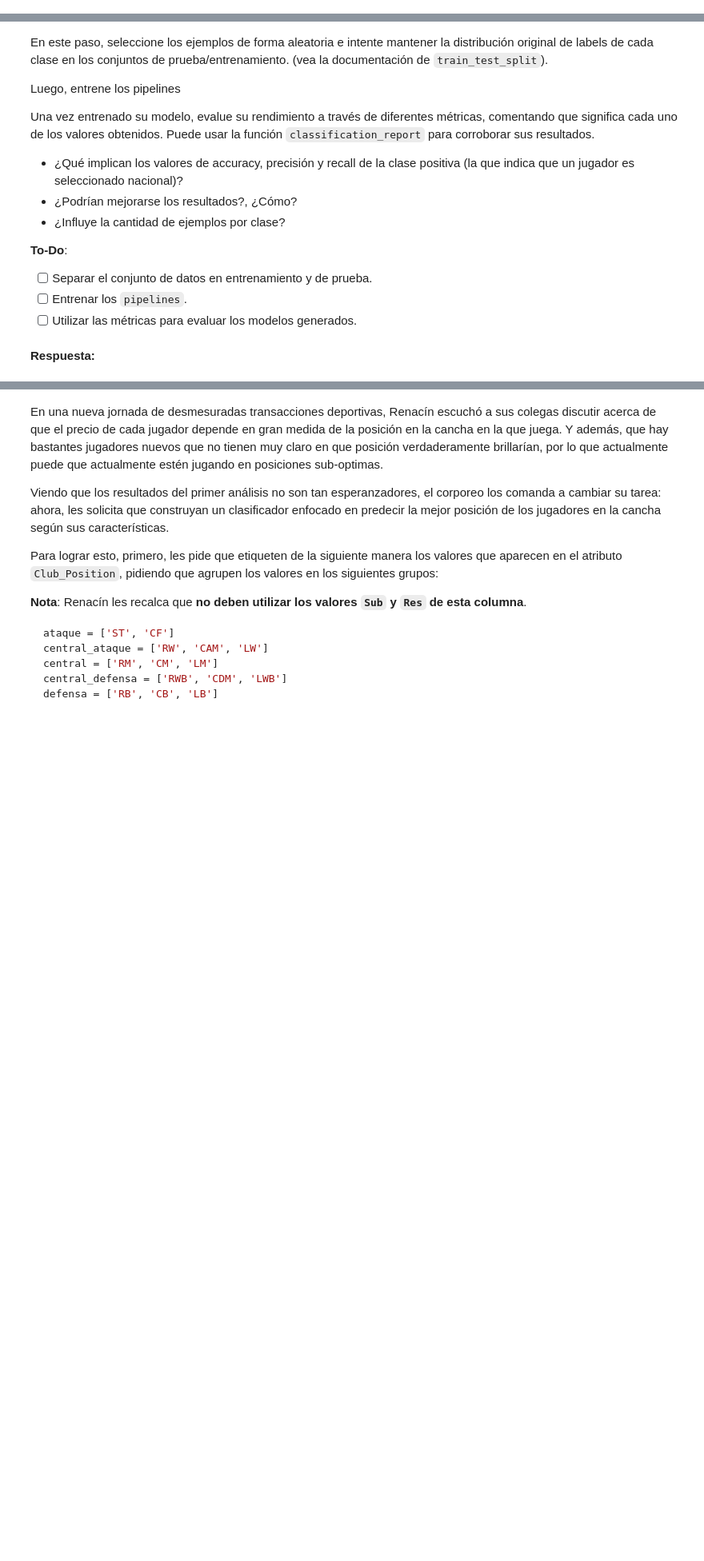
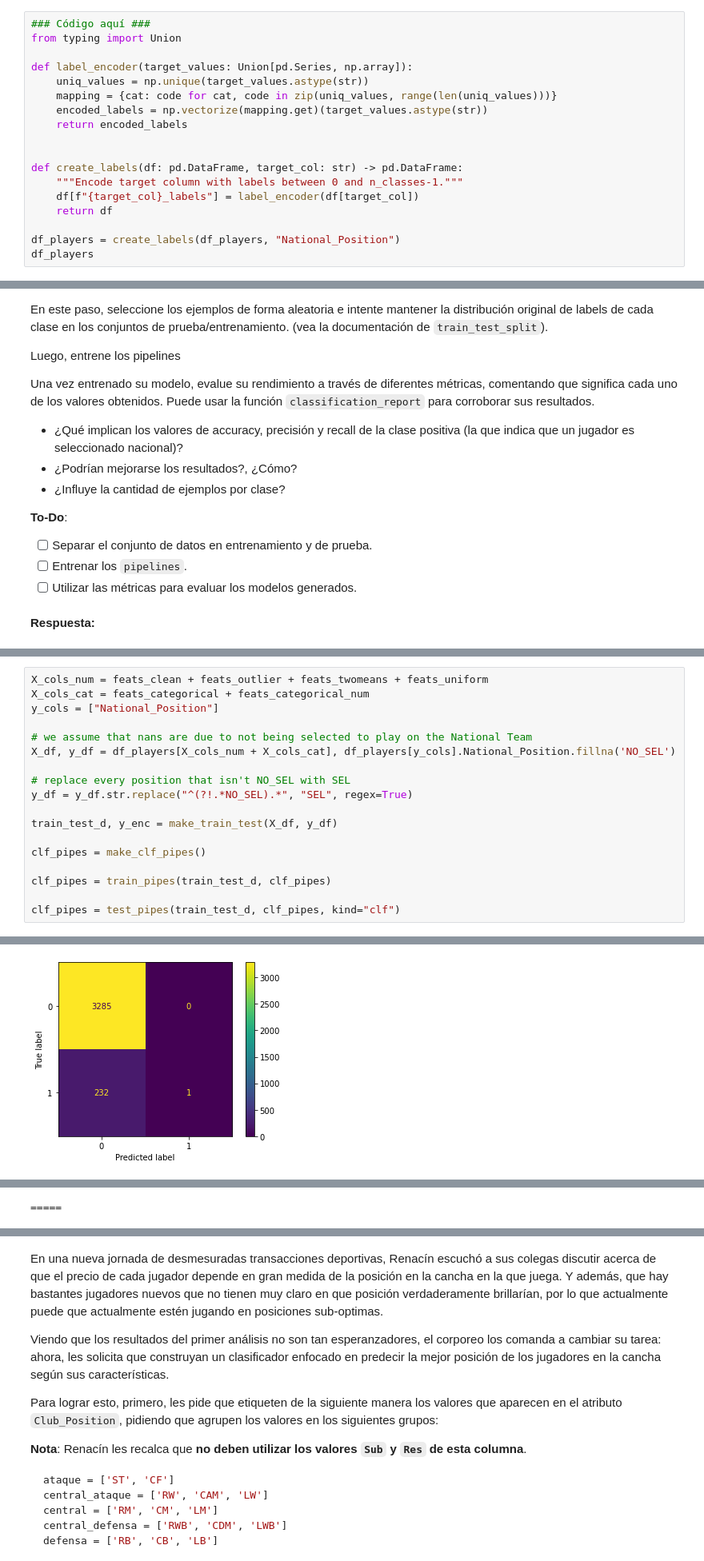
Before and after one commit to stepp1/MDS7202-2021, a Jupyter notebook: lab07/Laboratorio7.ipynb, the cells around one changed output, grey strips where cells are left out. Shown at 80% size. Cells and saved outputs as stored; diff of their text form; blank space fills up the shorter version.

```diff
--- a/lab07/Laboratorio7.ipynb
+++ b/lab07/Laboratorio7.ipynb
@@ -158,0 +192,18 @@ Hecho esto, ¿Cuantos ejemplos por cada clase se tienen? Comente lo que observa.
+# %%
+### Código aquí ###
+from typing import Union
+
+def label_encoder(target_values: Union[pd.Series, np.array]):
+    uniq_values = np.unique(target_values.astype(str))
+    mapping = {cat: code for cat, code in zip(uniq_values, range(len(uniq_values)))}
+    encoded_labels = np.vectorize(mapping.get)(target_values.astype(str))
+    return encoded_labels
+
+
+def create_labels(df: pd.DataFrame, target_col: str) -> pd.DataFrame:
+    """Encode target column with labels between 0 and n_classes-1."""
+    df[f"{target_col}_labels"] = label_encoder(df[target_col])
+    return df
+
+df_players = create_labels(df_players, "National_Position")
+df_players
@@ -229,0 +564,19 @@ Comente de resultados observados y si es posible mejorar los resultados.
+# %%
+X_cols_num = feats_clean + feats_outlier + feats_twomeans + feats_uniform
+X_cols_cat = feats_categorical + feats_categorical_num
+y_cols = ["National_Position"]
+
+# we assume that nans are due to not being selected to play on the National Team
+X_df, y_df = df_players[X_cols_num + X_cols_cat], df_players[y_cols].National_Position.fillna('NO_SEL')
+
+# replace every position that isn't NO_SEL with SEL
+y_df = y_df.str.replace("^(?!.*NO_SEL).*", "SEL", regex=True)
+
+train_test_d, y_enc = make_train_test(X_df, y_df)
+
+clf_pipes = make_clf_pipes()
+
+clf_pipes = train_pipes(train_test_d, clf_pipes)
+
+clf_pipes = test_pipes(train_test_d, clf_pipes, kind="clf")
+# %% [output]
@@ -229,0 +600 @@ Comente de resultados observados y si es posible mejorar los resultados.
+[figure, added]
@@ -230,3 +629,4 @@ Comente de resultados observados y si es posible mejorar los resultados.
+=====
 # %% [markdown]
 ## 1.2 Predicción de posiciones de jugadores [2 puntos]
 
```
Also changed, not shown: parts of 33 cells of this notebook.
